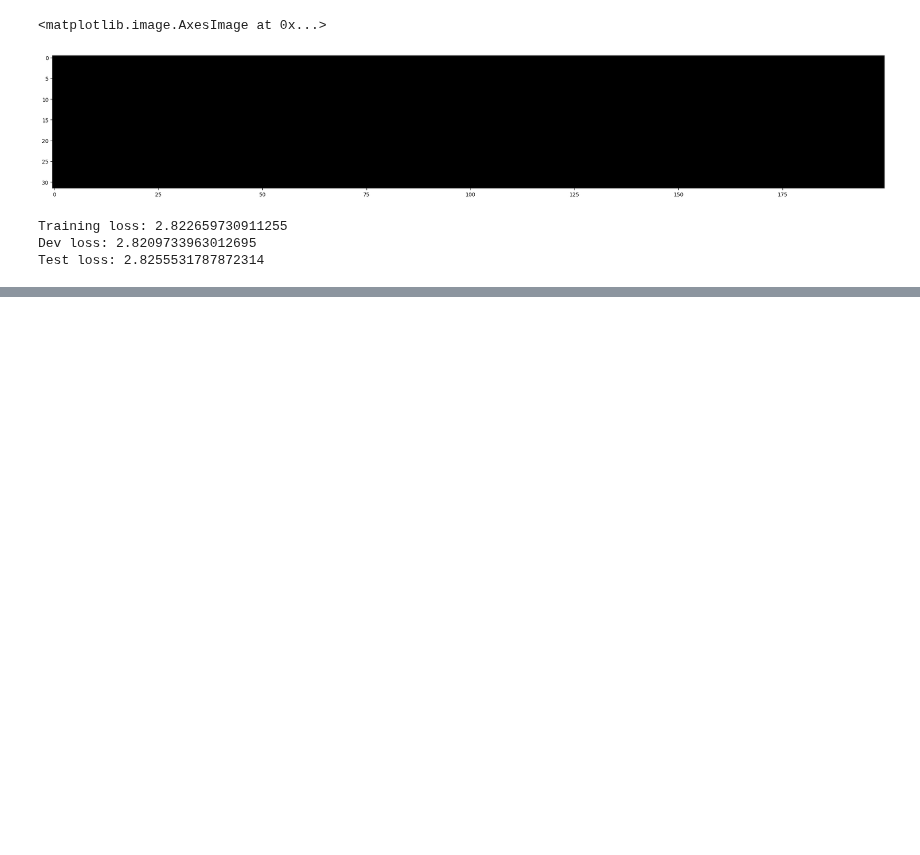
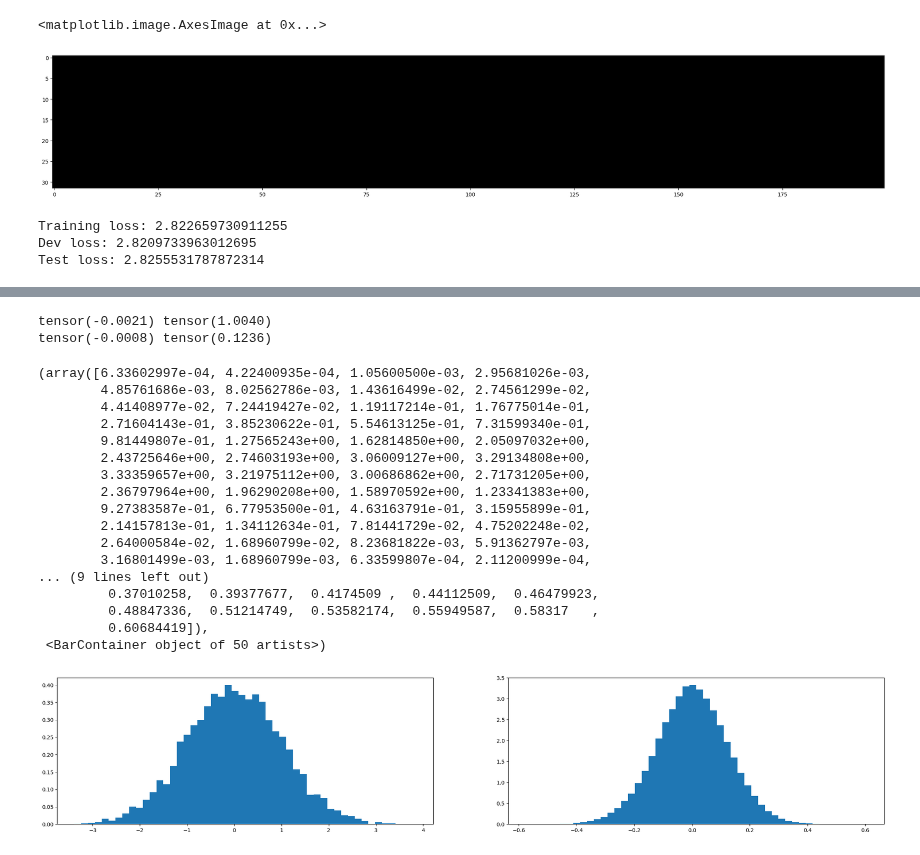
Before and after one commit to dominiksakic/zero_to_hero, a Jupyter notebook: basics_04_activations_and_gradient.ipynb, the cells around one changed output, grey strips where cells are left out. Drawn from its saved outputs; the diff is of its cells as text; code cells hidden in the pictures; blank space fills up the shorter version.

```diff
--- a/basics_04_activations_and_gradient.ipynb
+++ b/basics_04_activations_and_gradient.ipynb
@@ -619,0 +658,32 @@ Test loss: 2.8255531787872314
+# %%
+x = torch.randn(1000, 10)
+w = torch.rand(10, 200) / 10 ** 0.5 # This is depending on the operation done read paper, docu.
+y = x @ w
+print(x.mean(), x.std())
+print(y.mean(), y.std())
+plt.figure(figsize=(28, 5))
+plt.subplot(121)
+plt.hist(x.view(-1), 50, density=True)
+plt.subplot(122)
+plt.hist(y.view(-1), 50, density=True)
+# %% [output]
+tensor(-0.0021) tensor(1.0040)
+tensor(-0.0008) tensor(0.1236)
+(array([6.33602997e-04, 4.22400935e-04, 1.05600500e-03, 2.95681026e-03,
+        4.85761686e-03, 8.02562786e-03, 1.43616499e-02, 2.74561299e-02,
+        4.41408977e-02, 7.24419427e-02, 1.19117214e-01, 1.76775014e-01,
+        2.71604143e-01, 3.85230622e-01, 5.54613125e-01, 7.31599340e-01,
+        9.81449807e-01, 1.27565243e+00, 1.62814850e+00, 2.05097032e+00,
+        2.43725646e+00, 2.74603193e+00, 3.06009127e+00, 3.29134808e+00,
+        3.33359657e+00, 3.21975112e+00, 3.00686862e+00, 2.71731205e+00,
+        2.36797964e+00, 1.96290208e+00, 1.58970592e+00, 1.23341383e+00,
+        9.27383587e-01, 6.77953500e-01, 4.63163791e-01, 3.15955899e-01,
+        2.14157813e-01, 1.34112634e-01, 7.81441729e-02, 4.75202248e-02,
+        2.64000584e-02, 1.68960799e-02, 8.23681822e-03, 5.91362797e-03,
+        3.16801499e-03, 1.68960799e-03, 6.33599807e-04, 2.11200999e-04,
+... (9 lines left out)
+         0.37010258,  0.39377677,  0.4174509 ,  0.44112509,  0.46479923,
+         0.48847336,  0.51214749,  0.53582174,  0.55949587,  0.58317   ,
+         0.60684419]),
+ <BarContainer object of 50 artists>)
+[figure, added]
```
Also changed, not shown: parts of 2 cells of this notebook.
